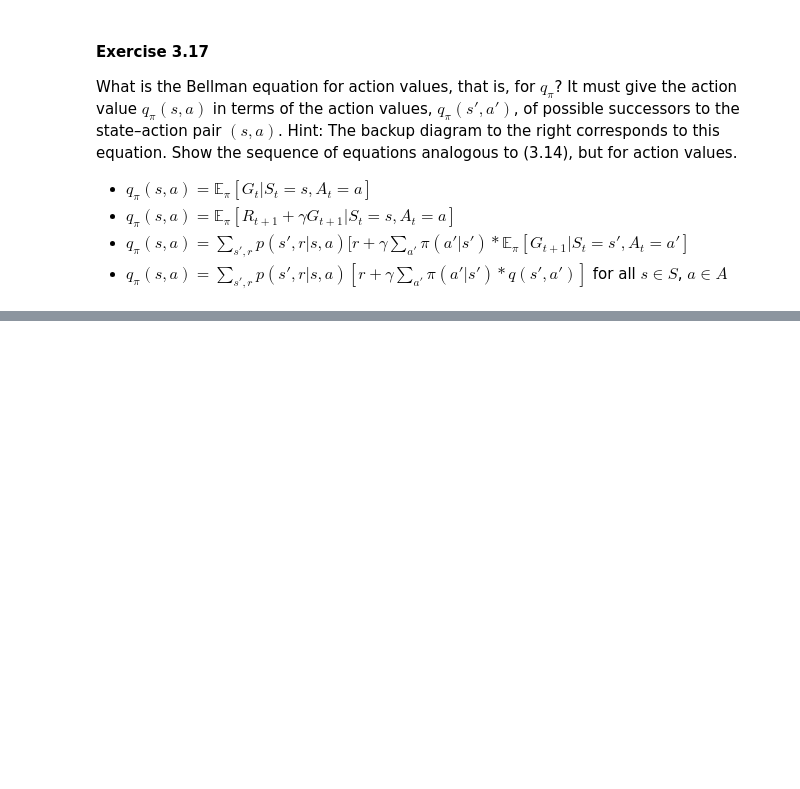
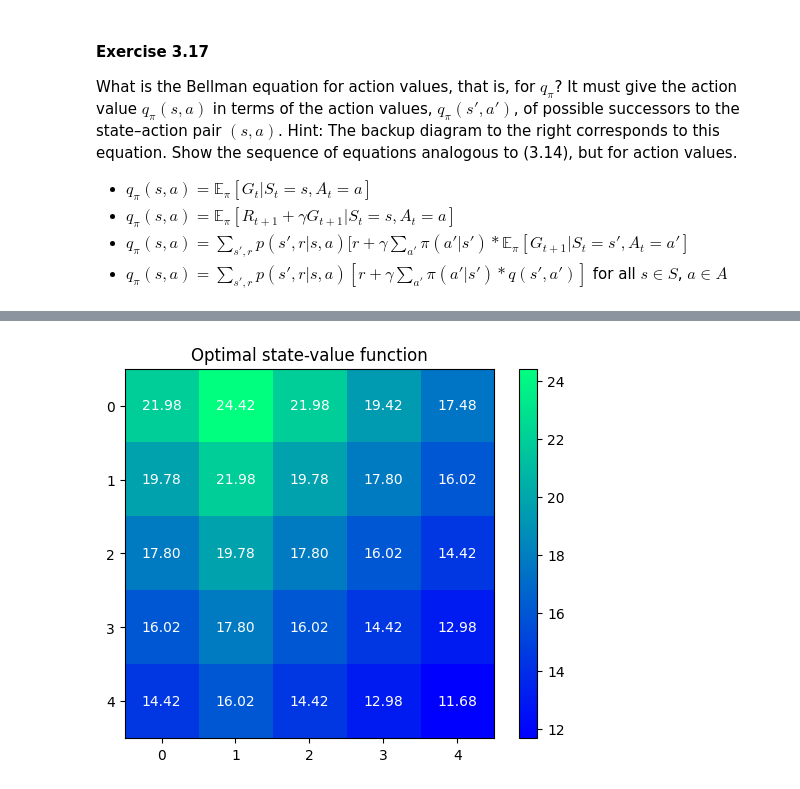
Before and after one commit to itsdaveba/rl-intro, a Jupyter notebook: chapter03/chapter03.ipynb, the cells around one changed output, grey strips where cells are left out. Drawn from its saved outputs; the diff is of its cells as text; code cells hidden in the pictures; blank space fills up the shorter version.

```diff
--- a/chapter03/chapter03.ipynb
+++ b/chapter03/chapter03.ipynb
@@ -136,7 +136,7 @@ Initial state: [3 2]
 . . x . .
 . A'. . .
 # %%
-action = np.random.choice(policy[tuple(state)].size, p=policy[tuple(state)].flatten())
+action = np.random.choice(env.action_space.n, p=policy[tuple(state)].flatten())
 state, reward, _, _, info = env.step(action)
 print("Action:", action_str[action])
 print("Reward:", reward)
@@ -201,0 +220,13 @@ What is the Bellman equation for action values, that is, for $q_\pi$? It must gi
+# %%
+policy = np.array(
+    [[[1.0, 0.0, 0.0, 0.0], [1/4, 1/4, 1/4, 1/4], [0.0, 0.0, 1.0, 0.0], [1/4, 1/4, 1/4, 1/4], [0.0, 0.0, 1.0, 0.0]],
+     [[1/2, 1/2, 0.0, 0.0], [0.0, 1.0, 0.0, 0.0], [0.0, 1/2, 1/2, 0.0], [0.0, 0.0, 1.0, 0.0], [0.0, 0.0, 1.0, 0.0]],
+     [[1/2, 1/2, 0.0, 0.0], [0.0, 1.0, 0.0, 0.0], [0.0, 1/2, 1/2, 0.0], [0.0, 1/2, 1/2, 0.0], [0.0, 1/2, 1/2, 0.0]],
+     [[1/2, 1/2, 0.0, 0.0], [0.0, 1.0, 0.0, 0.0], [0.0, 1/2, 1/2, 0.0], [0.0, 1/2, 1/2, 0.0], [0.0, 1/2, 1/2, 0.0]],
+     [[1/2, 1/2, 0.0, 0.0], [0.0, 1.0, 0.0, 0.0], [0.0, 1/2, 1/2, 0.0], [0.0, 1/2, 1/2, 0.0], [0.0, 1/2, 1/2, 0.0]]]
+)
+action_str = ["right", "up", "left", "down"]
+state, _ = env.reset(seed=seed)
+np.random.seed(seed)
+print("Initial state:", state)
+env.render()
@@ -201,0 +240,8 @@ What is the Bellman equation for action values, that is, for $q_\pi$? It must gi
+# %%
+action = np.random.choice(env.action_space.n, p=policy[tuple(state)].flatten())
+state, reward, _, _, info = env.step(action)
+print("Action:", action_str[action])
+print("Reward:", reward)
+print("Prob:", info["prob"])
+print("State:", state)
+env.render()
@@ -201,0 +258,17 @@ What is the Bellman equation for action values, that is, for $q_\pi$? It must gi
+# %%
+gamma = 0.9
+num_states = env.observation_space.nvec.prod()
+transition_prob = env.unwrapped.prob.transpose(0, 1, 3, 4, 2, 5)
+C = transition_prob.sum(axis=5) @ np.expand_dims(policy, (2, 4))
+A = np.eye(num_states) - gamma * C.reshape(num_states, num_states)
+b = (np.expand_dims(policy, (2)) @ transition_prob.sum(axis=(2, 3)) @ env.unwrapped.rewards).reshape(num_states)
+v = np.linalg.solve(A, b).reshape(env.observation_space.nvec)
+
+plt.imshow(v, cmap="winter")
+for state in product(*[range(i) for i in env.unwrapped.shape]):
+    plt.text(*state[::-1], f"{v[state]:.2f}", ha="center", va="center", color="white")
+plt.title("Optimal state-value function")
+plt.colorbar()
+plt.show()
+# %% [output]
+[figure, added]
```
Also changed, not shown: parts of 15 cells of this notebook, 3 other files.
